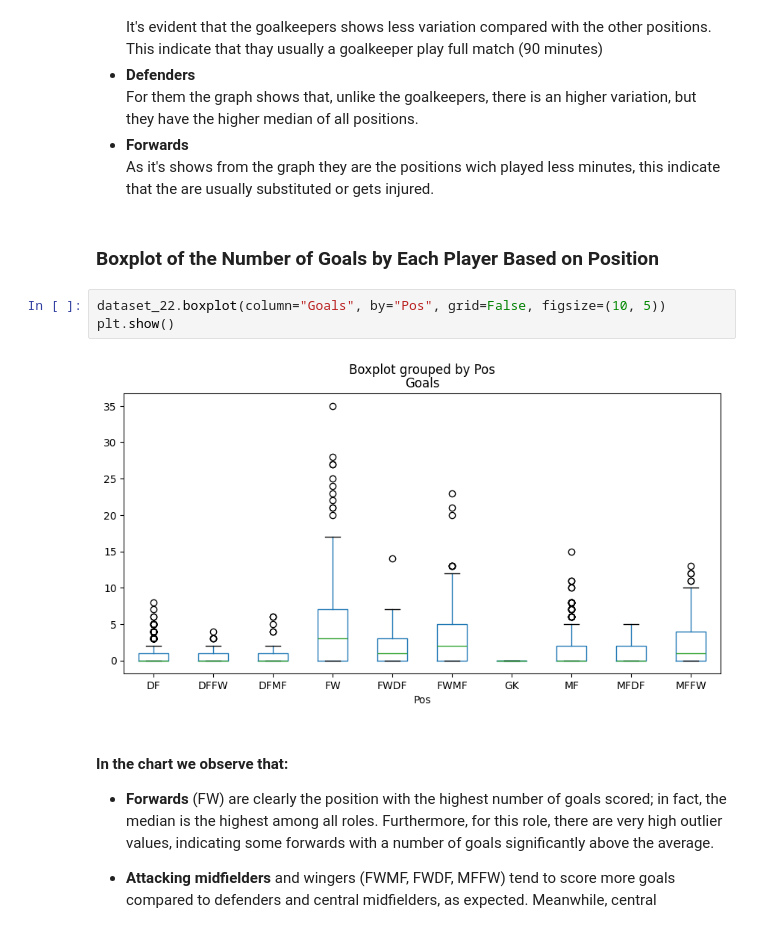
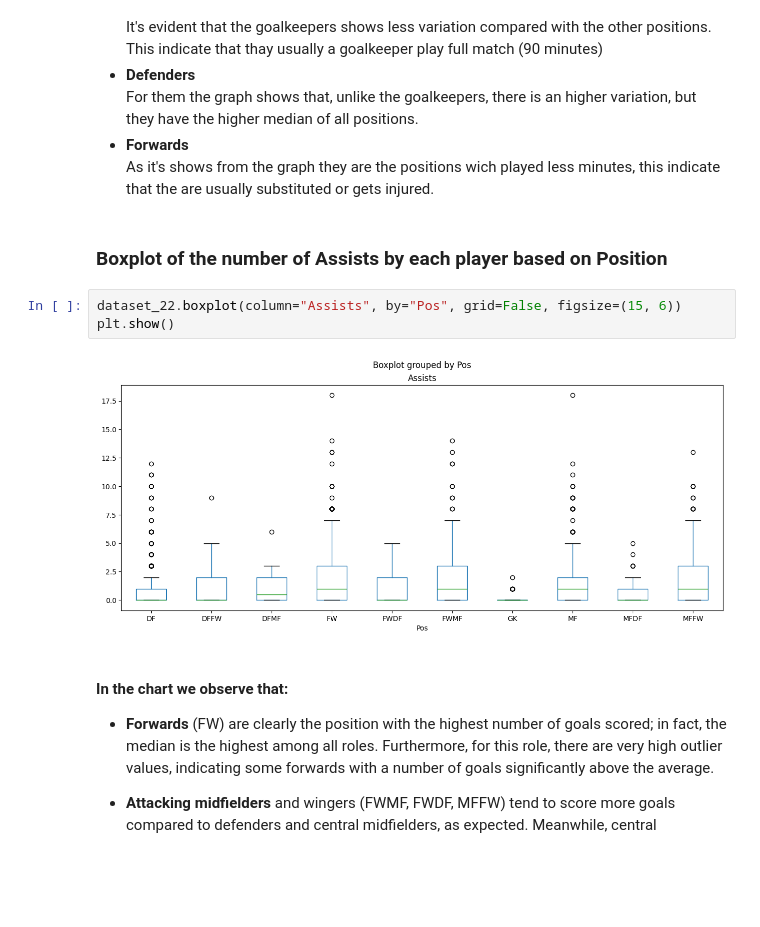
Before and after one commit to Mammew/proj_IDS, a Jupyter notebook: notebook.ipynb, the cells around one changed output. Drawn from its saved outputs; the diff is of its cells as text; blank space fills up the shorter version.

```diff
--- a/notebook.ipynb
+++ b/notebook.ipynb
@@ -162,12 +162,12 @@ For them the graph shows that, unlike the goalkeepers, there is an higher variat
 - __Forwards__
 As it's shows from the graph they are the positions wich played less minutes, this indicate that the are usually substituted or gets injured.
 # %% [markdown]
-### Boxplot of the Number of Goals by Each Player Based on Position
+### Boxplot of the number of Assists by each player based on Position
 # %%
-dataset_22.boxplot(column="Goals", by="Pos", grid=False, figsize=(10, 5))
+dataset_22.boxplot(column="Assists", by="Pos", grid=False, figsize=(15, 6))
 plt.show()
 # %% [output]
-[figure, old version]
+[figure, new version]
 # %% [markdown]
 #### In the chart we observe that:
 
```
Also changed, not shown: parts of 15 cells of this notebook.
